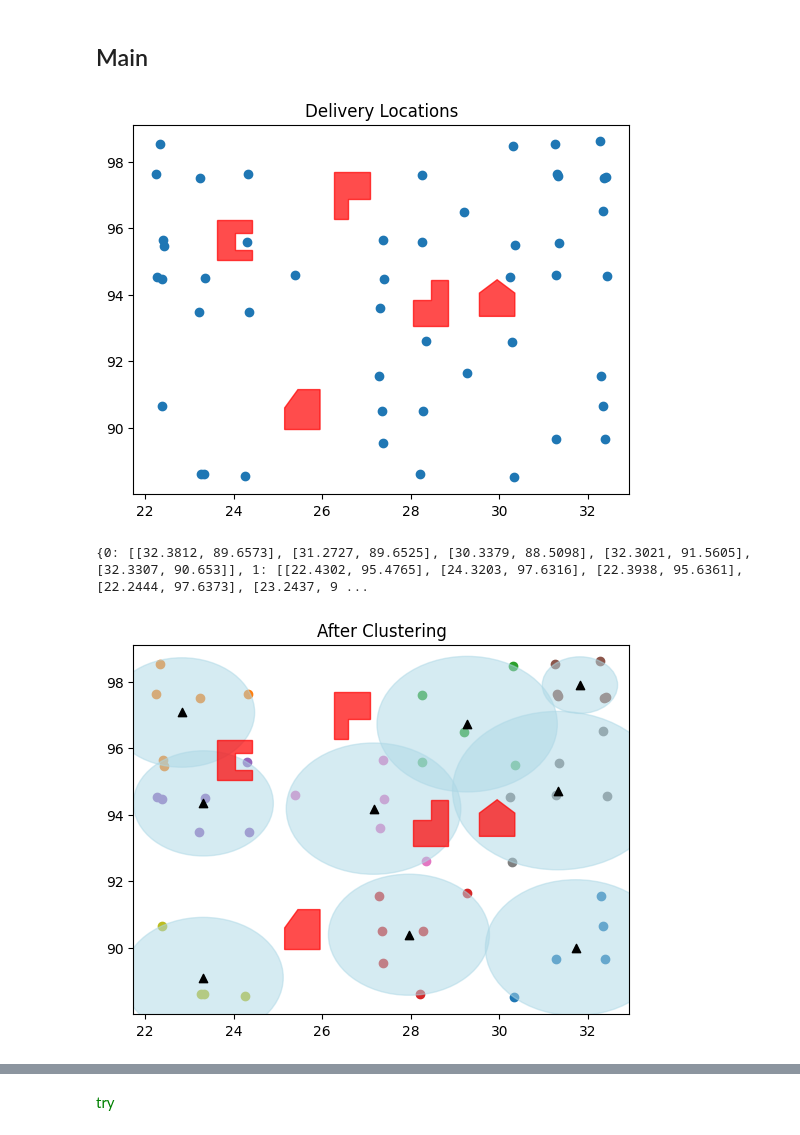
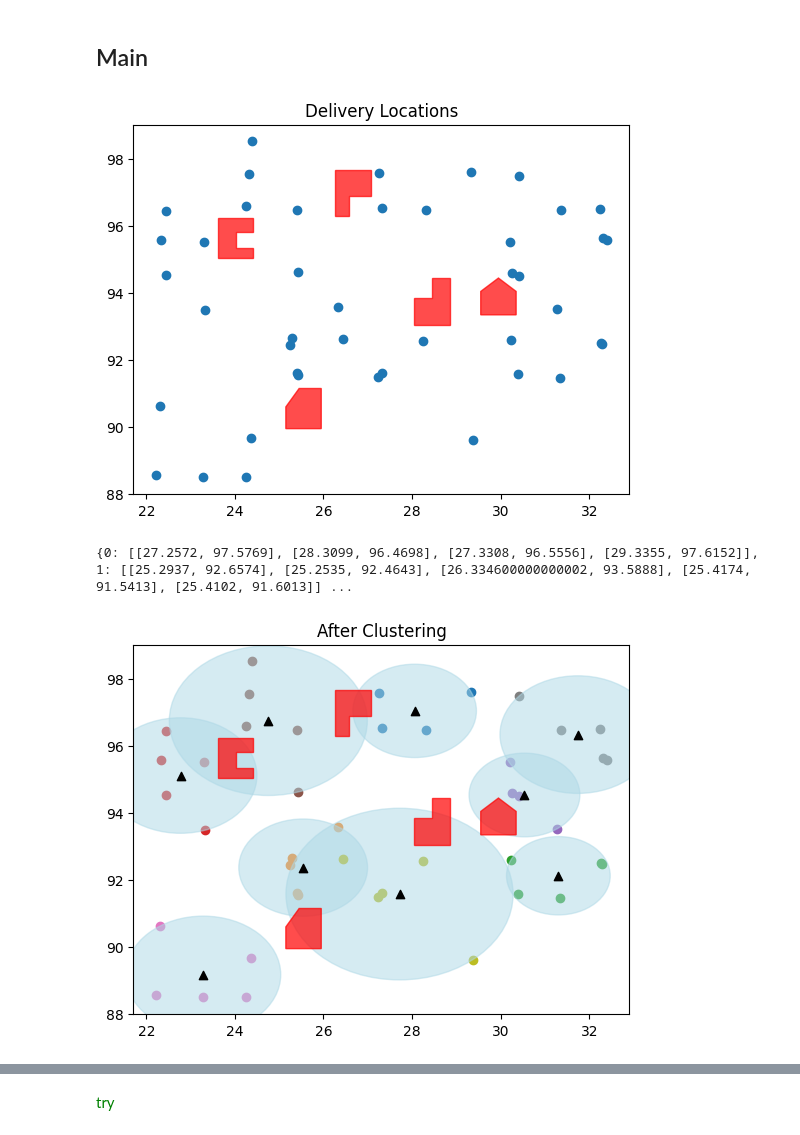
Before and after one commit to CR-Samrat/drone-based-delivary, a Jupyter notebook: Euclidean_Capacity_k_with_obstacle.ipynb, the cells around one changed output, grey strips where cells are left out. Saved outputs shown, nothing was run; the diff lists cells and outputs as text; code cells hidden in the pictures.

```diff
--- a/Euclidean_Capacity_k_with_obstacle.ipynb
+++ b/Euclidean_Capacity_k_with_obstacle.ipynb
@@ -419,29 +419,29 @@ def tsp_brut(cluster, dp, obstacles):
 ## Main
 # %%
 #no of delivery locations and drone capacity
-n = 50
-k = 6
+n = random.randint(20,51)
+k = 5
 
 # creating the boundary
 x = [22.21, 88.45]
 y = [32.45, 98.67]
 delivery_loc = create_locations(x, y, n)
 
 # obstacles
 obstacles = {
     0 : [[28.05, 93.05],[28.85, 93.05],[28.85, 94.45], [28.45, 94.45], [28.45, 93.85],[28.05, 93.85],[28.05, 93.05]],
     1 : [[25.15, 89.95],[25.95, 89.95],[25.95, 91.15], [25.45, 91.15], [25.15, 90.60],[25.15, 89.95]],
     2 : [[26.27, 96.29],[26.57, 96.29],[26.57, 96.89], [27.07, 96.89],[27.07, 97.69], [26.27, 97.69], [26.27, 96.29]],
     3 : [[23.62, 95.04],[24.42, 95.04],[24.42, 95.34], [24.02, 95.34], [24.02, 95.84],[24.42, 95.84],[24.42, 96.24],[23.62, 96.24],[23.62, 96.24]],
     4 : [[29.55, 93.35],[30.35, 93.35],[30.35, 94.05], [29.95, 94.45], [29.55, 94.05], [29.55, 93.35]],
 }
 
 delivery_loc = verify_locations(delivery_loc, obstacles)
 
 # Visualize the data
 initial_plot(delivery_loc, obstacles)
 # %% [output]
-[figure, old version]
+[figure, new version]
 # %%
 # Cluster the data and get the labels and centroids
 centroids, clusters = KMeans(delivery_loc, n, k)
@@ -451,8 +451,8 @@ print(clusters)
 # Visualize the data
 clusters_plot(clusters, centroids, obstacles)
 # %% [output]
-{0: [[32.3812, 89.6573], [31.2727, 89.6525], [30.3379, 88.5098], [32.3021, 91.5605], [32.3307, 90.653]], 1: [[22.4302, 95.4765], [24.3203, 97.6316], [22.3938, 95.6361], [22.2444, 97.6373], [23.2437, 9 ...
+{0: [[27.2572, 97.5769], [28.3099, 96.4698], [27.3308, 96.5556], [29.3355, 97.6152]], 1: [[25.2937, 92.6574], [25.2535, 92.4643], [26.334600000000002, 93.5888], [25.4174, 91.5413], [25.4102, 91.6013]] ...
-[figure, old version]
+[figure, new version]
 # %%
 # Calculate DP
 DP = calculate_dp(centroids)
```
Also changed, not shown: parts of 9 cells of this notebook, 2 other files.
